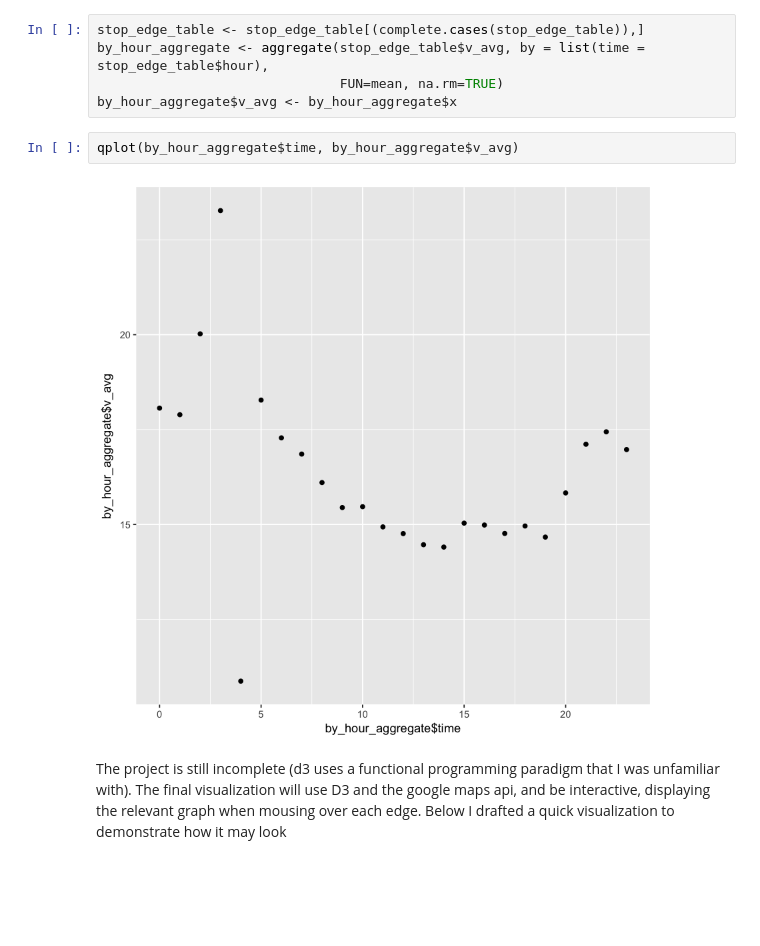
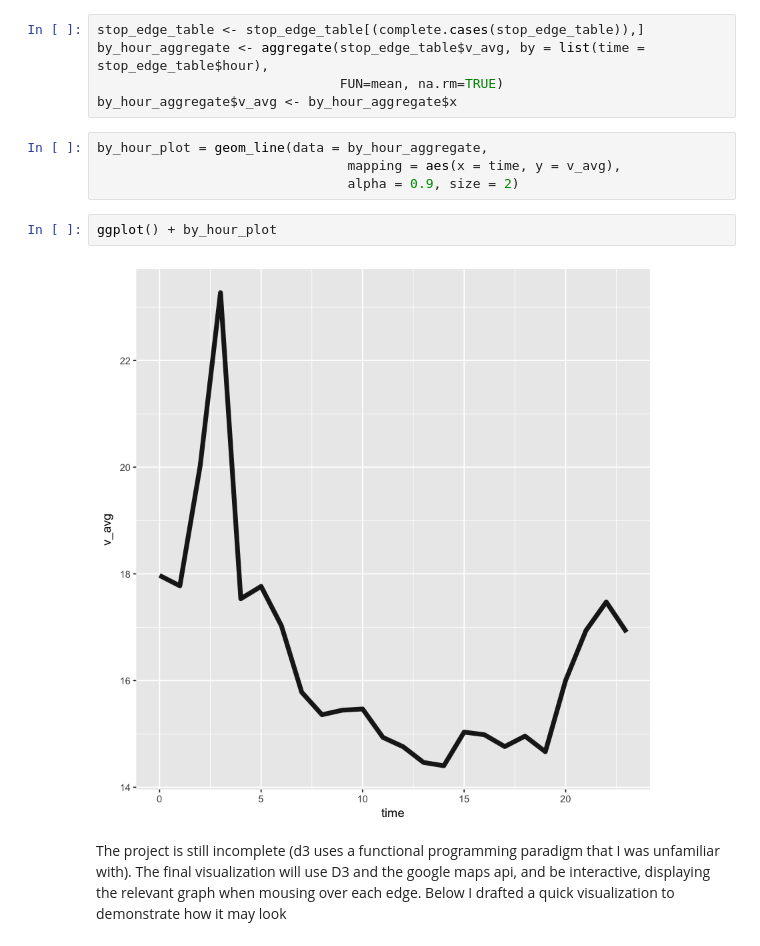
Before and after one commit to wnanpi95/wnanpi95.github.io, a Jupyter notebook: Presentation_nb.ipynb, the cells around one changed output. Cells and saved outputs as stored; diff of their text form; blank space fills up the shorter version.

```diff
--- a/Presentation_nb.ipynb
+++ b/Presentation_nb.ipynb
@@ -88,10 +88,14 @@ stop_edge_table <- stop_edge_table[(complete.cases(stop_edge_table)),]
 by_hour_aggregate <- aggregate(stop_edge_table$v_avg, by = list(time = stop_edge_table$hour),
                                FUN=mean, na.rm=TRUE)
 by_hour_aggregate$v_avg <- by_hour_aggregate$x
-# %%
-qplot(by_hour_aggregate$time, by_hour_aggregate$v_avg)
-# %% [output]
-[figure, removed]
+# %%
+by_hour_plot = geom_line(data = by_hour_aggregate,
+                                mapping = aes(x = time, y = v_avg),
+                                alpha = 0.9, size = 2)
+# %%
+ggplot() + by_hour_plot
+# %% [output]
+[figure, added]
 # %% [markdown]
 The project is still incomplete (d3 uses a functional programming paradigm that I was unfamiliar with). The final visualization will use D3 and the google maps api, and be interactive, displaying the relevant graph when mousing over each edge. Below I drafted a quick visualization to demonstrate how it may look
 # %%
```
Also changed, not shown: parts of 15 cells of this notebook.
